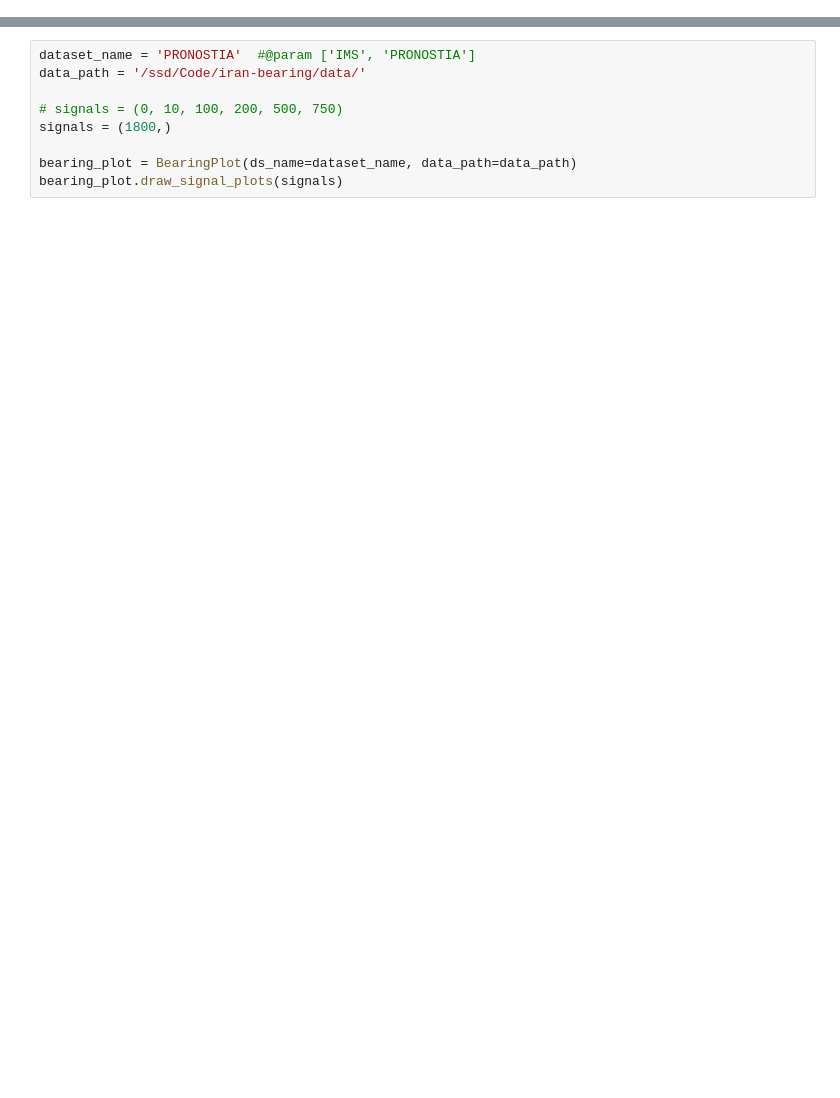
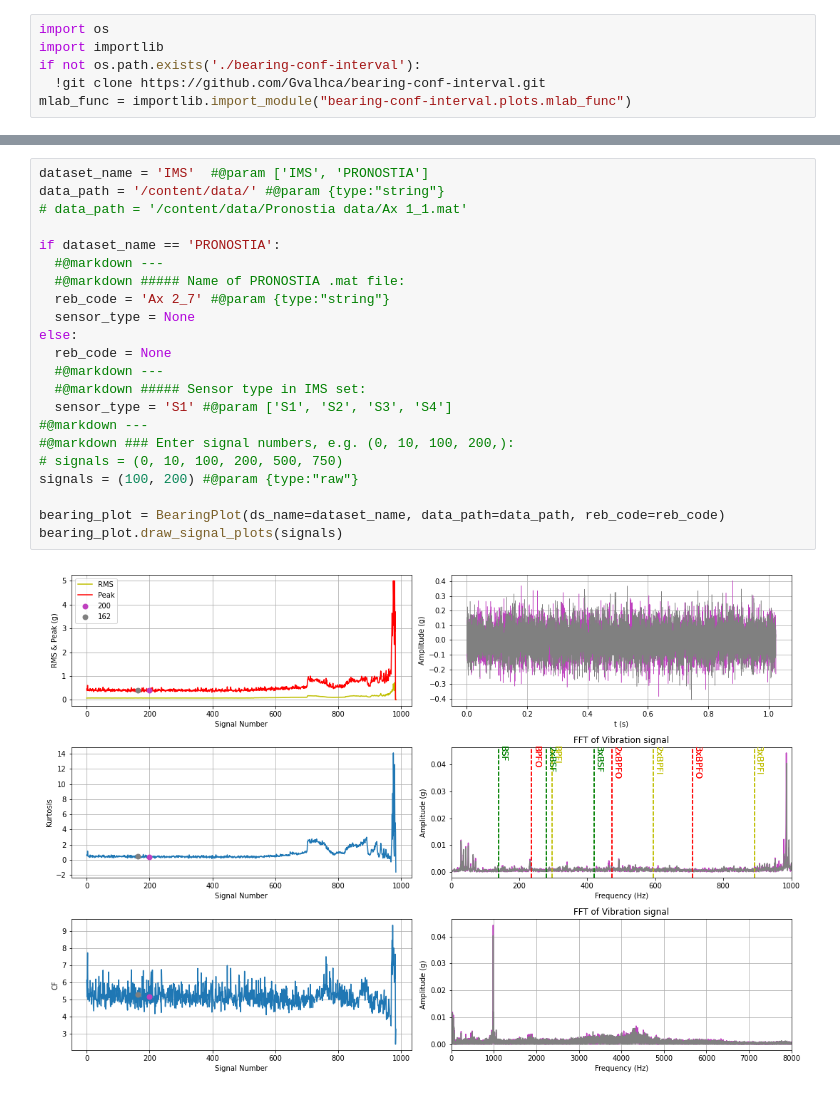
Before and after one commit to Gvalhca/bearing-conf-interval, a Jupyter notebook: plots/mlab_converted.ipynb, the cells around one changed output, grey strips where cells are left out. Cells and saved outputs as stored; diff of their text form; blank space fills up the shorter version.

```diff
--- a/plots/mlab_converted.ipynb
+++ b/plots/mlab_converted.ipynb
@@ -0,0 +1,6 @@
+# %%
+import os
+import importlib
+if not os.path.exists('./bearing-conf-interval'):
+  !git clone https://github.com/Gvalhca/bearing-conf-interval.git
+mlab_func = importlib.import_module("bearing-conf-interval.plots.mlab_func")
@@ -162,9 +225,24 @@ class BearingPlot:
-# %%
-dataset_name = 'PRONOSTIA'  #@param ['IMS', 'PRONOSTIA']
-data_path = '/ssd/Code/iran-bearing/data/'
-
-# signals = (0, 10, 100, 200, 500, 750)
-signals = (1800,)
-
-bearing_plot = BearingPlot(ds_name=dataset_name, data_path=data_path)
-bearing_plot.draw_signal_plots(signals)
+# %%
+dataset_name = 'IMS'  #@param ['IMS', 'PRONOSTIA']
+data_path = '/content/data/' #@param {type:"string"}
+# data_path = '/content/data/Pronostia data/Ax 1_1.mat'
+
+if dataset_name == 'PRONOSTIA':
+  #@markdown ---
+  #@markdown ##### Name of PRONOSTIA .mat file:
+  reb_code = 'Ax 2_7' #@param {type:"string"}
+  sensor_type = None
+else:
+  reb_code = None
+  #@markdown ---
+  #@markdown ##### Sensor type in IMS set:
+  sensor_type = 'S1' #@param ['S1', 'S2', 'S3', 'S4']
+#@markdown ---
+#@markdown ### Enter signal numbers, e.g. (0, 10, 100, 200,):
+# signals = (0, 10, 100, 200, 500, 750)
+signals = (100, 200) #@param {type:"raw"}
+
+bearing_plot = BearingPlot(ds_name=dataset_name, data_path=data_path, reb_code=reb_code)
+bearing_plot.draw_signal_plots(signals)
+# %% [output]
+[figure, added]
```
Also changed, not shown: parts of 5 cells of this notebook.
